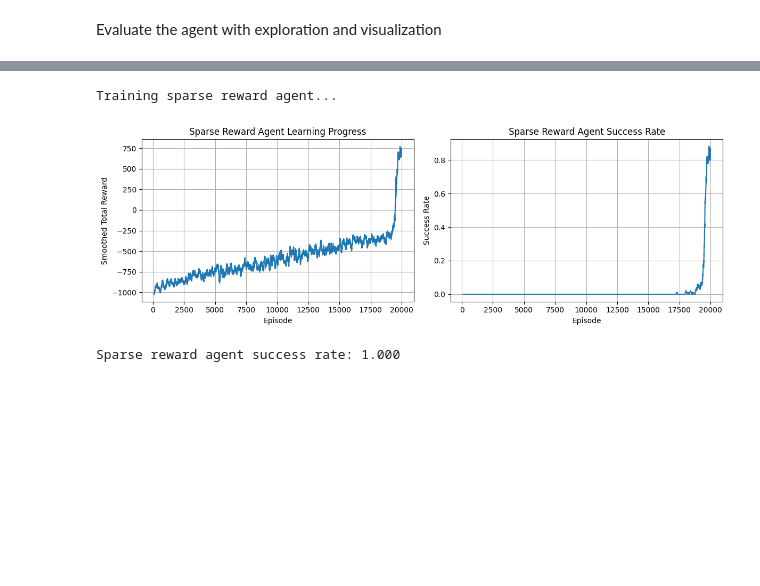
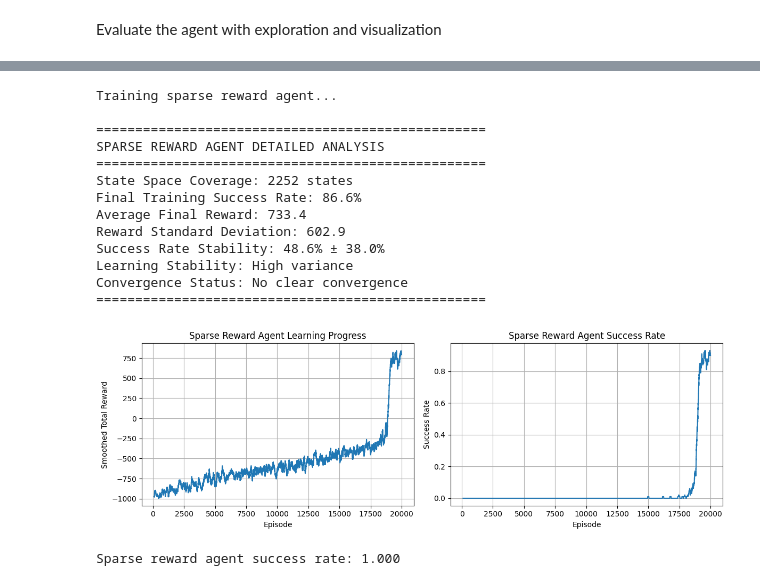
Before and after one commit to rashmikbhat/qlearning-cliffbox, a Jupyter notebook: RLAgent.ipynb, the cells around one changed output, grey strips where cells are left out. Drawn from its saved outputs; the diff is of its cells as text; code cells hidden in the pictures; blank space fills up the shorter version.

```diff
--- a/RLAgent.ipynb
+++ b/RLAgent.ipynb
@@ -963,6 +963,47 @@ env_sparse = CliffBoxGridWorld()
 agent_sparse = SparseRewardAgent(env_sparse, num_episodes=20000, epsilon=0.2, alpha=0.1, gamma=0.99)
 rewards_sparse = agent_sparse.learn()
 
+# === ADDED: PRINT EXACT SPARSE REWARD METRICS ===
+print("\n" + "="*50)
+print("SPARSE REWARD AGENT DETAILED ANALYSIS")
+print("="*50)
+
+# Calculate exact metrics
+sparse_states = len(agent_sparse.q_table)
+sparse_final_rewards = np.array(rewards_sparse[-1000:])  # Last 1000 episodes
+sparse_success_rate = np.sum(sparse_final_rewards > 0) / len(sparse_final_rewards)
+sparse_avg_reward = np.mean(sparse_final_rewards)
+sparse_reward_std = np.std(sparse_final_rewards)
+
+# Calculate success rate progression for last 2000 episodes
+success_rates_last = []
+for i in range(len(rewards_sparse)-2000, len(rewards_sparse)-100, 100):
+    window_rewards = rewards_sparse[i:i+100]
+    success_rate = np.sum(np.array(window_rewards) > 0) / len(window_rewards)
+    success_rates_last.append(success_rate)
+
+avg_success_last = np.mean(success_rates_last)
+success_variance = np.std(success_rates_last)
+
+print(f"State Space Coverage: {sparse_states} states")
+print(f"Final Training Success Rate: {sparse_success_rate:.1%}")
+print(f"Average Final Reward: {sparse_avg_reward:.1f}")
+print(f"Reward Standard Deviation: {sparse_reward_std:.1f}")
+print(f"Success Rate Stability: {avg_success_last:.1%} ± {success_variance:.1%}")
+print(f"Learning Stability: {'High variance' if sparse_reward_std > 200 else 'Moderate variance'}")
+
+# Check if converged
+window = 500
+converged = False
+for i in range(len(rewards_sparse)-2000, len(rewards_sparse)-window, 100):
+    current_std = np.std(rewards_sparse[i:i+window])
+    if current_std < 300:  # Reasonable threshold for convergence
+        converged = True
+        break
+
+print(f"Convergence Status: {'Converged' if converged else 'No clear convergence'}")
+print("="*50)
+
 # Plot sparse reward learning
 plt.figure(figsize=(12, 4))
 
@@ -980,32 +1021,44 @@ success_rates_sparse = []
 for i in range(window_size, len(rewards_sparse)):
     success_rate = np.sum(np.array(rewards_sparse[i-window_size:i]) > 0) / window_size
     success_rates_sparse.append(success_rate)
 
 plt.plot(range(window_size, len(rewards_sparse)), success_rates_sparse)
 plt.xlabel('Episode')
 plt.ylabel('Success Rate')
 plt.title('Sparse Reward Agent Success Rate')
 plt.grid(True)
 
 plt.tight_layout()
 plt.show()
 
 # Evaluate sparse reward agent
 success_count_sparse = 0
 for i in range(500):
     state = env_sparse.reset()
     done = False
 
     while not done:
         action = agent_sparse.act(state, is_training=False)
         next_state, reward, done, info = env_sparse.step(action)
         state = next_state
 
     if reward > 0:
         success_count_sparse += 1
 
 print(f"Sparse reward agent success rate: {success_count_sparse/500:.3f}")
 # %% [output]
 Training sparse reward agent...
+
+==================================================
+SPARSE REWARD AGENT DETAILED ANALYSIS
+==================================================
+State Space Coverage: 2252 states
+Final Training Success Rate: 86.6%
+Average Final Reward: 733.4
+Reward Standard Deviation: 602.9
+Success Rate Stability: 48.6% ± 38.0%
+Learning Stability: High variance
+Convergence Status: No clear convergence
+==================================================
-[figure, old version]
+[figure, new version]
 Sparse reward agent success rate: 1.000
```
